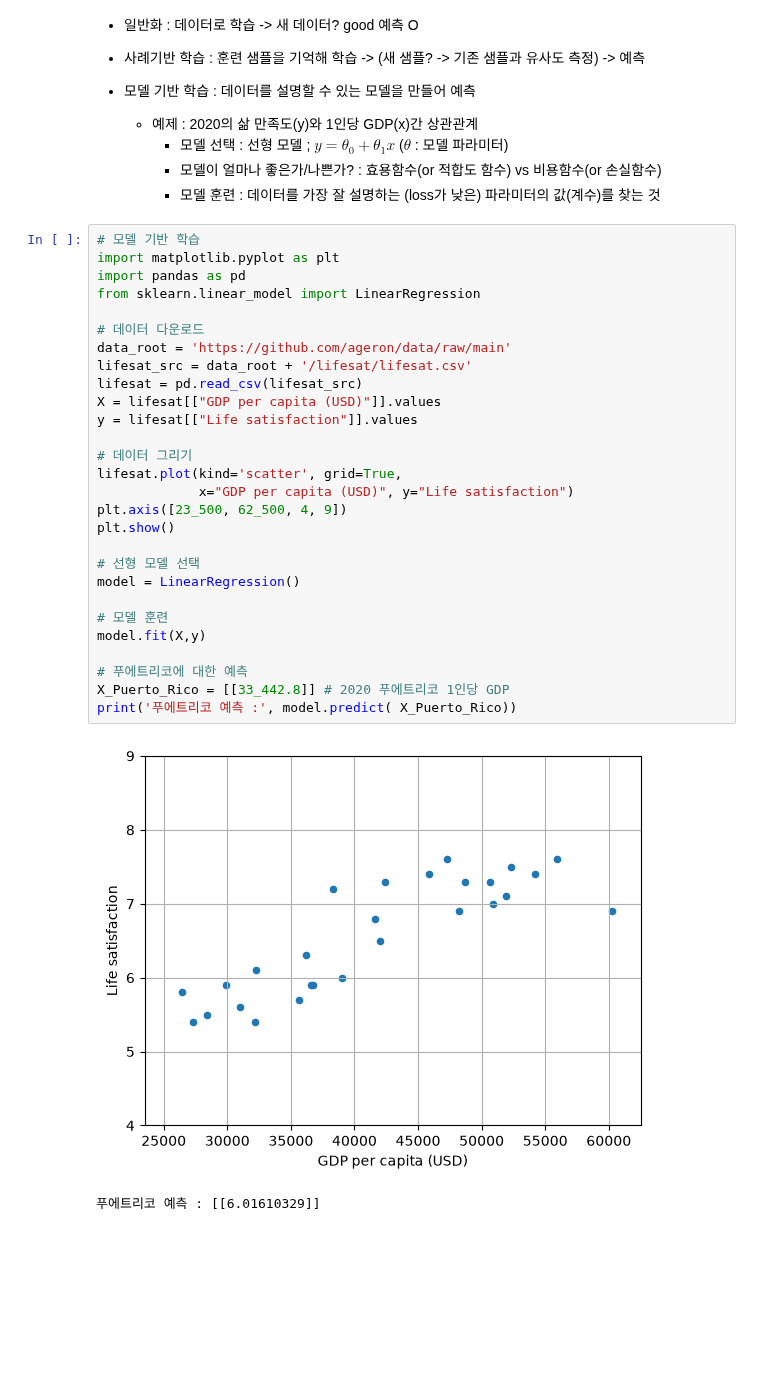
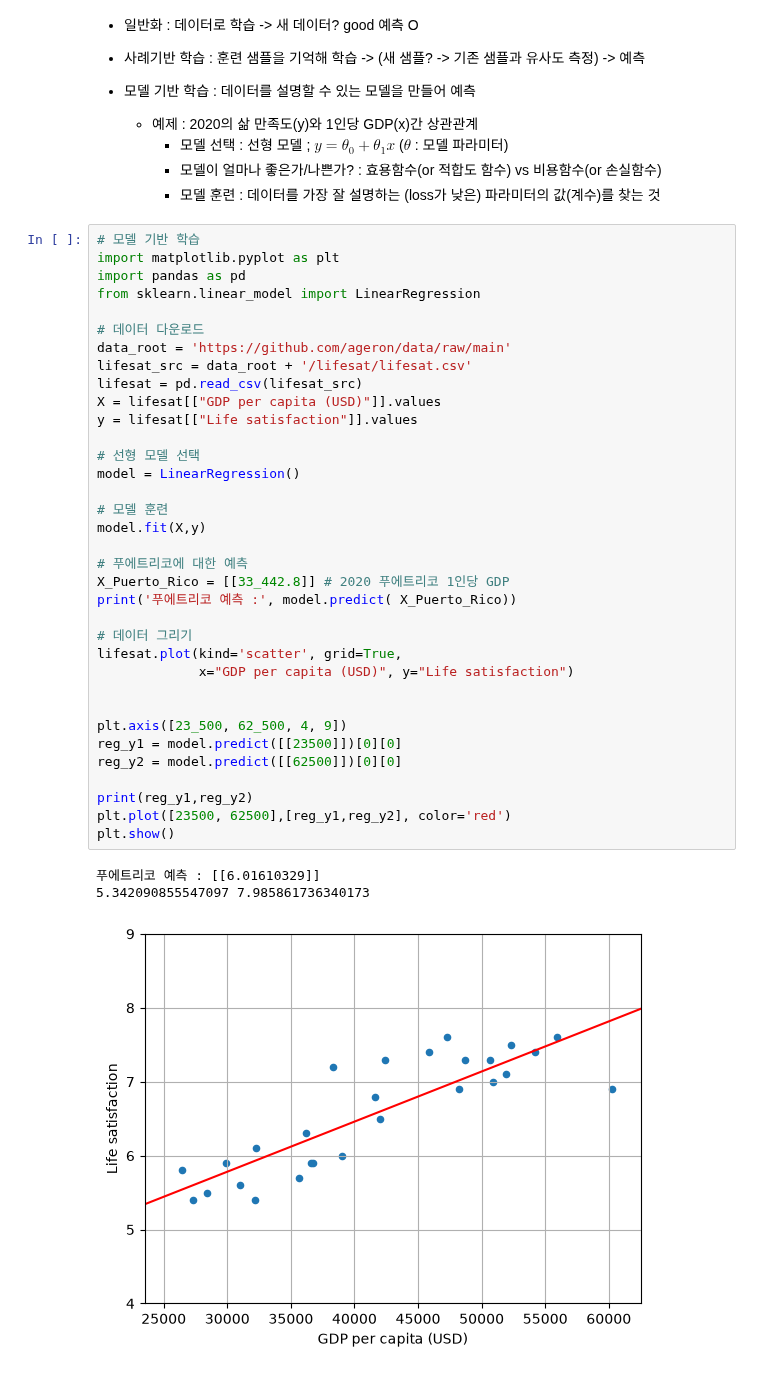
Before and after one commit to Saturn294571/ML-study, a Jupyter notebook: class2_ML/lecture/01_한눈에_보는_머신러닝.ipynb, the cells around one changed output. Drawn from its saved outputs; the diff is of its cells as text; blank space fills up the shorter version.

```diff
--- a/class2_ML/lecture/01_한눈에_보는_머신러닝.ipynb
+++ b/class2_ML/lecture/01_한눈에_보는_머신러닝.ipynb
@@ -99,31 +99,39 @@
 # %%
 # 모델 기반 학습
 import matplotlib.pyplot as plt
 import pandas as pd
 from sklearn.linear_model import LinearRegression
 
 # 데이터 다운로드
 data_root = 'https://github.com/ageron/data/raw/main'
 lifesat_src = data_root + '/lifesat/lifesat.csv'
 lifesat = pd.read_csv(lifesat_src)
 X = lifesat[["GDP per capita (USD)"]].values
 y = lifesat[["Life satisfaction"]].values
 
-# 데이터 그리기
-lifesat.plot(kind='scatter', grid=True,
-             x="GDP per capita (USD)", y="Life satisfaction")
-plt.axis([23_500, 62_500, 4, 9])
-plt.show()
-
 # 선형 모델 선택
 model = LinearRegression()
 
 # 모델 훈련
 model.fit(X,y)
 
 # 푸에트리코에 대한 예측
 X_Puerto_Rico = [[33_442.8]] # 2020 푸에트리코 1인당 GDP
 print('푸에트리코 예측 :', model.predict( X_Puerto_Rico))
+
+# 데이터 그리기
+lifesat.plot(kind='scatter', grid=True,
+             x="GDP per capita (USD)", y="Life satisfaction")
+
+
+plt.axis([23_500, 62_500, 4, 9])
+reg_y1 = model.predict([[23500]])[0][0]
+reg_y2 = model.predict([[62500]])[0][0]
+
+print(reg_y1,reg_y2)
+plt.plot([23500, 62500],[reg_y1,reg_y2], color='red')
+plt.show()
 # %% [output]
+푸에트리코 예측 : [[6.01610329]]
+5.342090855547097 7.985861736340173
-[figure, old version]
+[figure, new version]
-푸에트리코 예측 : [[6.01610329]]
```
Also changed, not shown: parts of 4 cells of this notebook, 5 other files.
